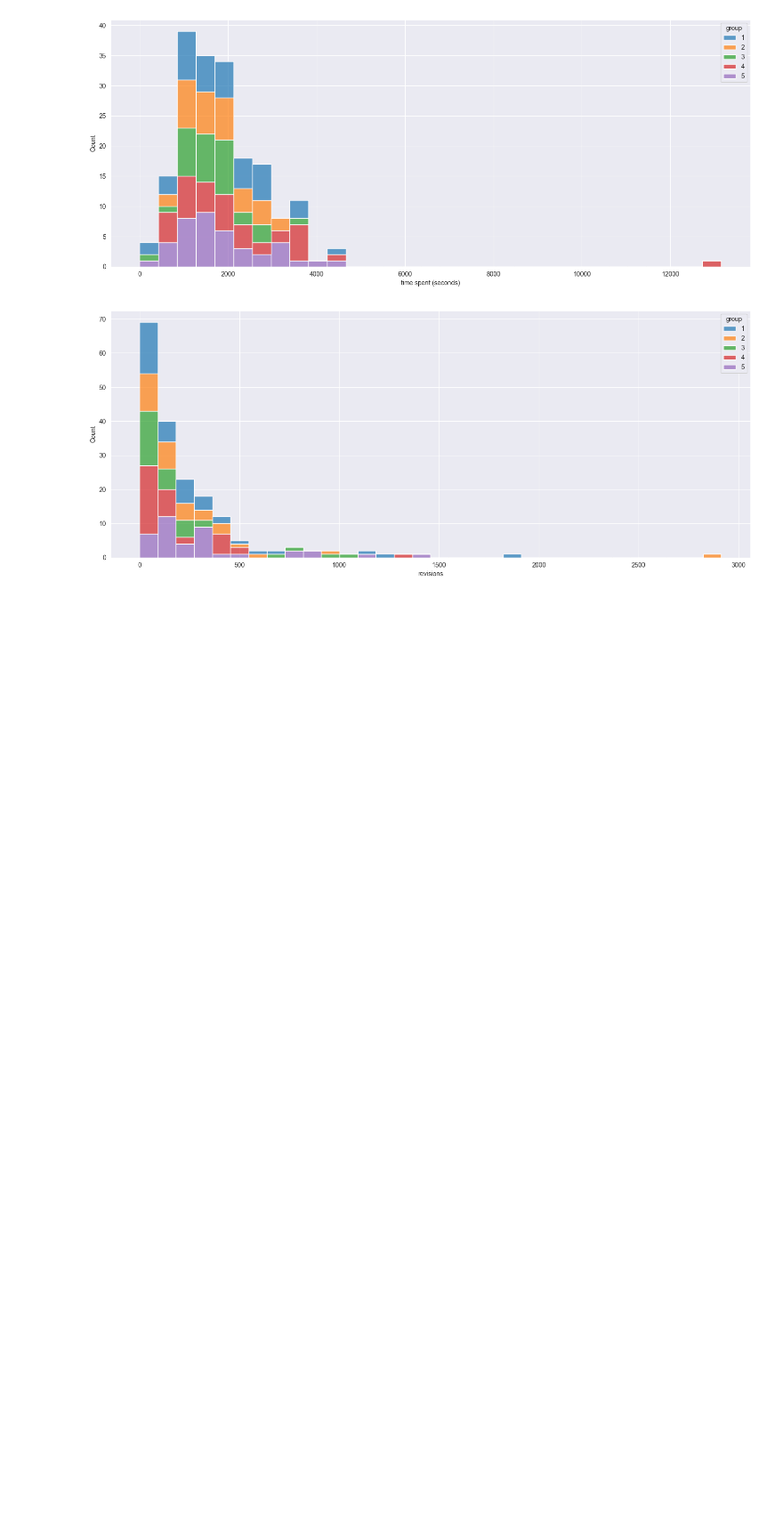
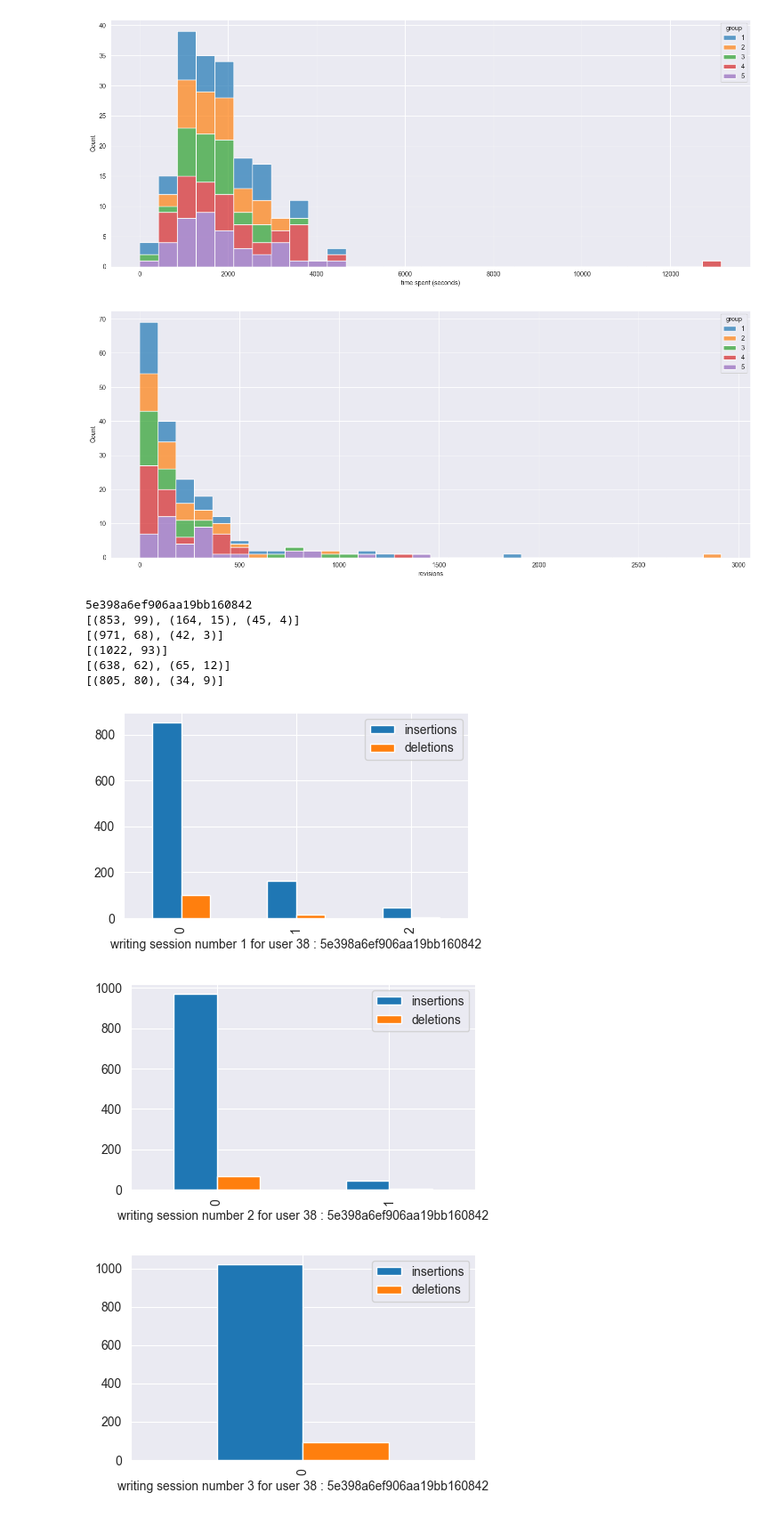
Before and after one commit to lucamouchel/Understanding-Revision-Behavior, a Jupyter notebook: InsertsDelComparisons.ipynb, the cells around one changed output. Shown at 89% size. Drawn from its saved outputs; the diff is of its cells as text; code cells hidden in the pictures; blank space fills up the shorter version.

Commit message:
added 4th and 5th recipe in graphs - to remove if too confusing graphs

```diff
--- a/InsertsDelComparisons.ipynb
+++ b/InsertsDelComparisons.ipynb
@@ -586,3 +586,15 @@ Index(['user_id', 'revisions', 'group', 'number of revisions',
 [figure]
 [figure]
 [figure]
+# %%
+plot_users_sessions(INDICES[0][9])
+# %% [output]
+5e398a6ef906aa19bb160842
+[(853, 99), (164, 15), (45, 4)]
+[(971, 68), (42, 3)]
+[(1022, 93)]
+[(638, 62), (65, 12)]
+[(805, 80), (34, 9)]
+[figure, added]
+[figure, added]
+[figure, added]
```
Also changed, not shown: parts of 1 cell of this notebook, 13 other files.
